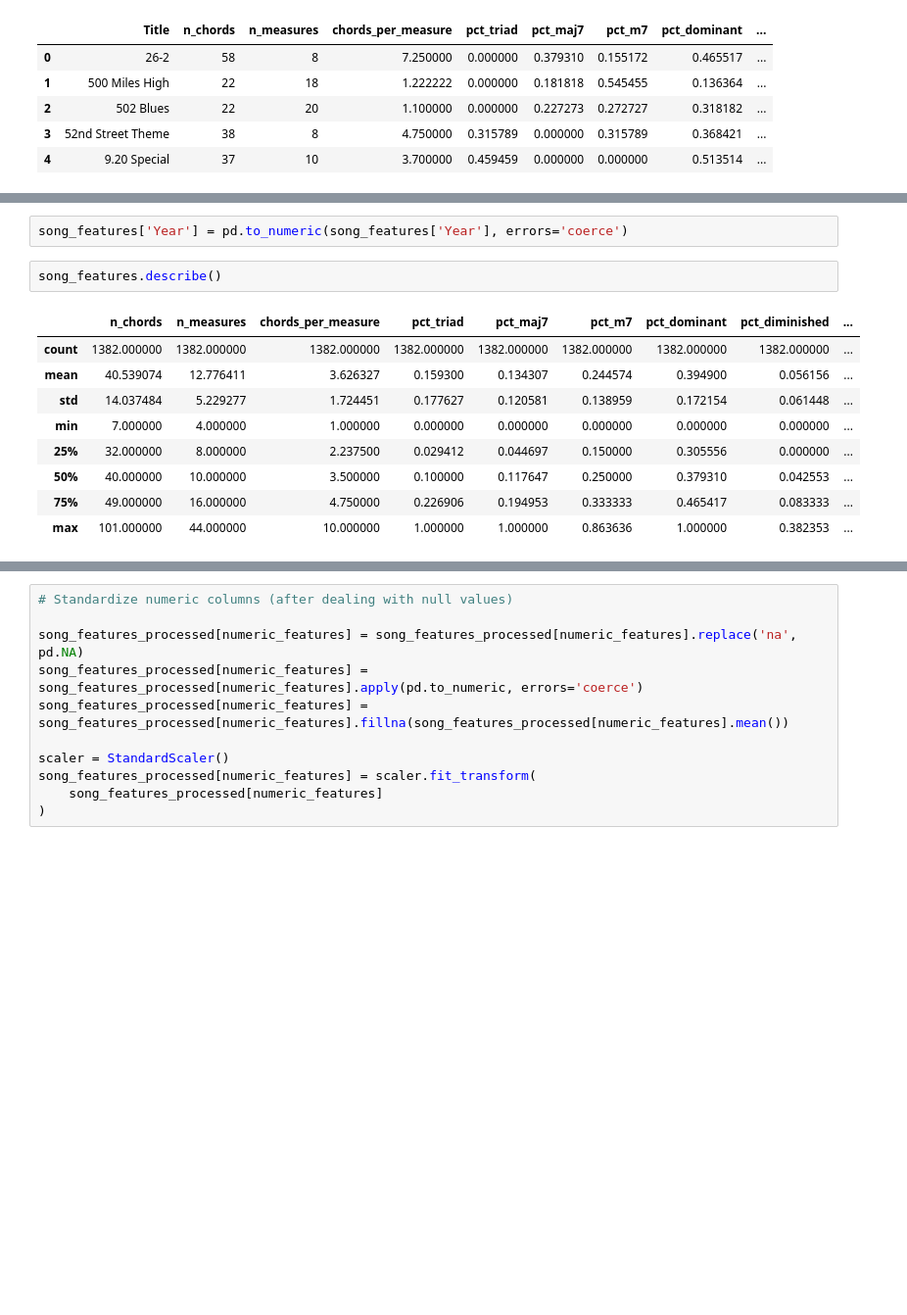
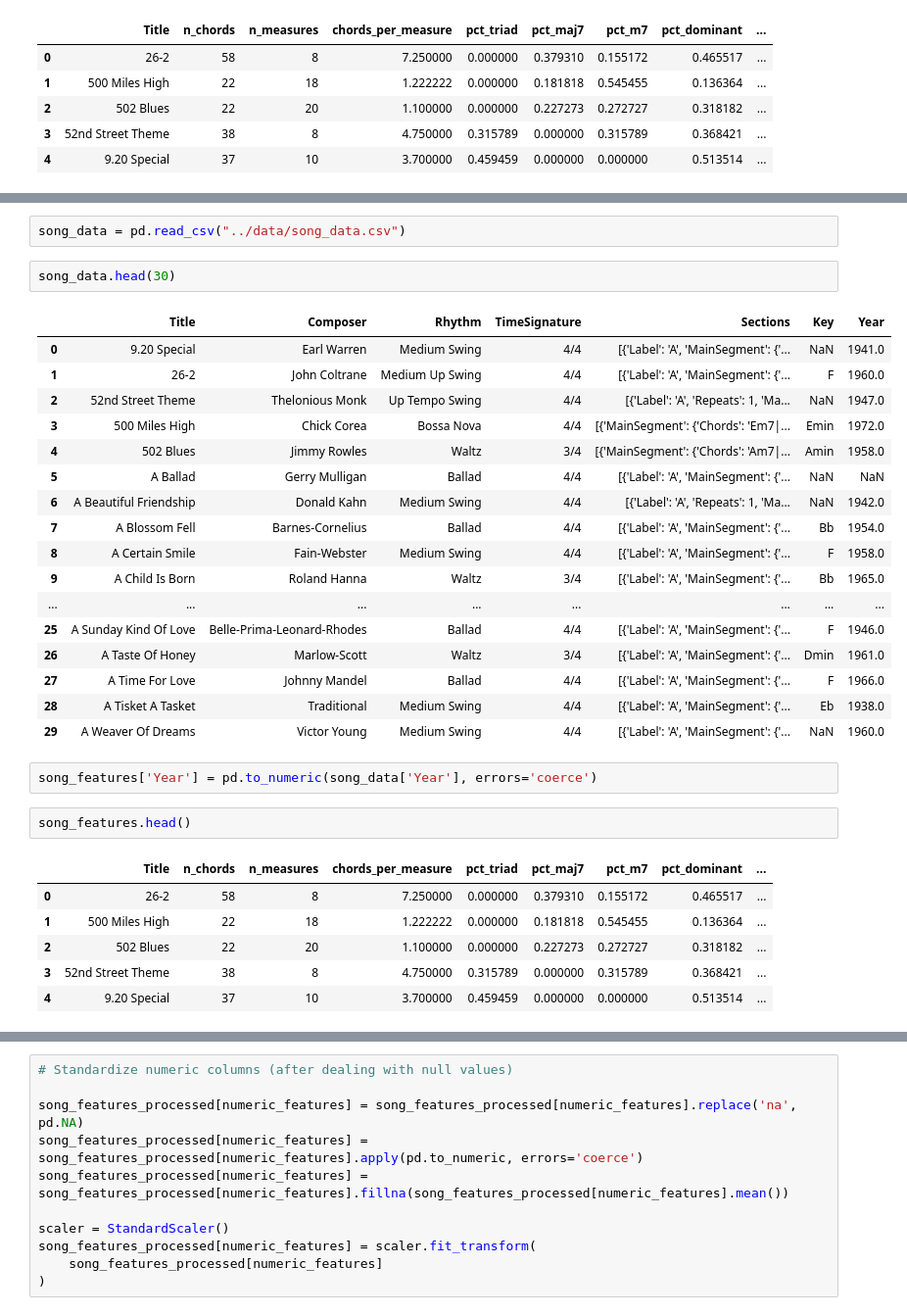
Before and after one commit to jeremy-ferrara/Springboard, a Jupyter notebook: capstone_2/notebooks/pre_processing_and_training.ipynb, the cells around one changed output, grey strips where cells are left out. Shown at 98% size. Cells and saved outputs as stored; diff of their text form; blank space fills up the shorter version.

Commit message:
capstone_2_years_wrangled_models_tweaked_added_k4

```diff
--- a/capstone_2/notebooks/pre_processing_and_training.ipynb
+++ b/capstone_2/notebooks/pre_processing_and_training.ipynb
@@ -126,18 +128,37 @@ Year                     object
 dtype: object
+# %%
+song_data = pd.read_csv("../data/song_data.csv")
+# %%
+song_data.head(30)
+# %% [output]
+|  | Title | Composer | Rhythm | TimeSignature | Sections | Key | Year |
+| 0 | 9.20 Special | Earl Warren | Medium Swing | 4/4 | [{'Label': 'A', 'MainSegment': {'... | NaN | 1941.0 |
+| 1 | 26-2 | John Coltrane | Medium Up Swing | 4/4 | [{'Label': 'A', 'MainSegment': {'... | F | 1960.0 |
+| 2 | 52nd Street Theme | Thelonious Monk | Up Tempo Swing | 4/4 | [{'Label': 'A', 'Repeats': 1, 'Ma... | NaN | 1947.0 |
+| 3 | 500 Miles High | Chick Corea | Bossa Nova | 4/4 | [{'MainSegment': {'Chords': 'Em7|... | Emin | 1972.0 |
+| 4 | 502 Blues | Jimmy Rowles | Waltz | 3/4 | [{'MainSegment': {'Chords': 'Am7|... | Amin | 1958.0 |
+| 5 | A Ballad | Gerry Mulligan | Ballad | 4/4 | [{'Label': 'A', 'MainSegment': {'... | NaN | NaN |
+| 6 | A Beautiful Friendship | Donald Kahn | Medium Swing | 4/4 | [{'Label': 'A', 'Repeats': 1, 'Ma... | NaN | 1942.0 |
+| 7 | A Blossom Fell | Barnes-Cornelius | Ballad | 4/4 | [{'Label': 'A', 'MainSegment': {'... | Bb | 1954.0 |
+| 8 | A Certain Smile | Fain-Webster | Medium Swing | 4/4 | [{'Label': 'A', 'MainSegment': {'... | F | 1958.0 |
+| 9 | A Child Is Born | Roland Hanna | Waltz | 3/4 | [{'Label': 'A', 'MainSegment': {'... | Bb | 1965.0 |
+| ... | ... | ... | ... | ... | ... | ... | ... |
+| 25 | A Sunday Kind Of Love | Belle-Prima-Leonard-Rhodes | Ballad | 4/4 | [{'Label': 'A', 'MainSegment': {'... | F | 1946.0 |
+| 26 | A Taste Of Honey | Marlow-Scott | Waltz | 3/4 | [{'Label': 'A', 'MainSegment': {'... | Dmin | 1961.0 |
+| 27 | A Time For Love | Johnny Mandel | Ballad | 4/4 | [{'Label': 'A', 'MainSegment': {'... | F | 1966.0 |
+| 28 | A Tisket A Tasket | Traditional | Medium Swing | 4/4 | [{'Label': 'A', 'MainSegment': {'... | Eb | 1938.0 |
+| 29 | A Weaver Of Dreams | Victor Young | Medium Swing | 4/4 | [{'Label': 'A', 'MainSegment': {'... | NaN | 1960.0 |
 # %%
-song_features['Year'] = pd.to_numeric(song_features['Year'], errors='coerce')
+song_features['Year'] = pd.to_numeric(song_data['Year'], errors='coerce')
 # %%
-song_features.describe()
+song_features.head()
 # %% [output]
-|  | n_chords | n_measures | chords_per_measure | pct_triad | pct_maj7 | pct_m7 | pct_dominant | pct_diminished | ... |
-| count | 1382.000000 | 1382.000000 | 1382.000000 | 1382.000000 | 1382.000000 | 1382.000000 | 1382.000000 | 1382.000000 | ... |
-| mean | 40.539074 | 12.776411 | 3.626327 | 0.159300 | 0.134307 | 0.244574 | 0.394900 | 0.056156 | ... |
-| std | 14.037484 | 5.229277 | 1.724451 | 0.177627 | 0.120581 | 0.138959 | 0.172154 | 0.061448 | ... |
-| min | 7.000000 | 4.000000 | 1.000000 | 0.000000 | 0.000000 | 0.000000 | 0.000000 | 0.000000 | ... |
-| 25% | 32.000000 | 8.000000 | 2.237500 | 0.029412 | 0.044697 | 0.150000 | 0.305556 | 0.000000 | ... |
-| 50% | 40.000000 | 10.000000 | 3.500000 | 0.100000 | 0.117647 | 0.250000 | 0.379310 | 0.042553 | ... |
-| 75% | 49.000000 | 16.000000 | 4.750000 | 0.226906 | 0.194953 | 0.333333 | 0.465417 | 0.083333 | ... |
-| max | 101.000000 | 44.000000 | 10.000000 | 1.000000 | 1.000000 | 0.863636 | 1.000000 | 0.382353 | ... |
+|  | Title | n_chords | n_measures | chords_per_measure | pct_triad | pct_maj7 | pct_m7 | pct_dominant | ... |
+| 0 | 26-2 | 58 | 8 | 7.250000 | 0.000000 | 0.379310 | 0.155172 | 0.465517 | ... |
+| 1 | 500 Miles High | 22 | 18 | 1.222222 | 0.000000 | 0.181818 | 0.545455 | 0.136364 | ... |
+| 2 | 502 Blues | 22 | 20 | 1.100000 | 0.000000 | 0.227273 | 0.272727 | 0.318182 | ... |
+| 3 | 52nd Street Theme | 38 | 8 | 4.750000 | 0.315789 | 0.000000 | 0.315789 | 0.368421 | ... |
+| 4 | 9.20 Special | 37 | 10 | 3.700000 | 0.459459 | 0.000000 | 0.000000 | 0.513514 | ... |
 # %%
 # Convert categorical columns to dummies
 
```
Also changed, not shown: parts of 5 cells of this notebook, 6 other files.
